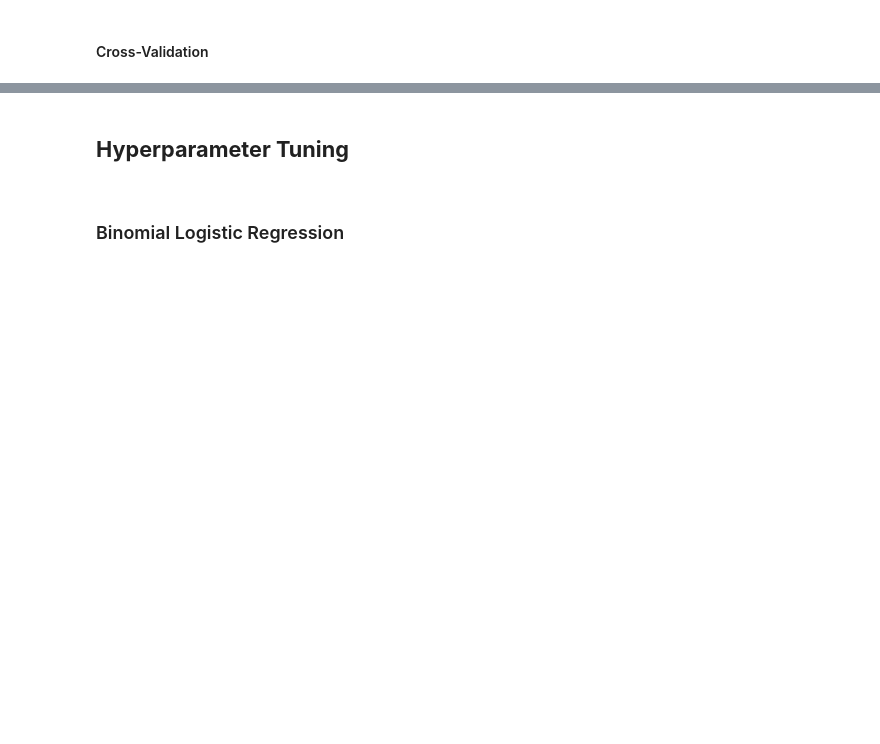
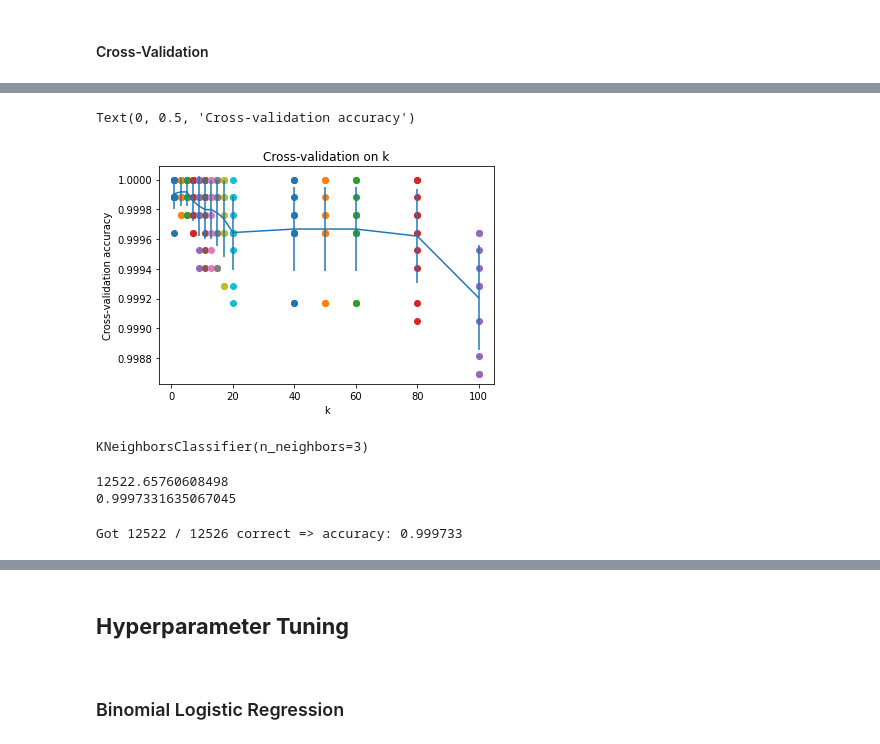
Before and after one commit to leigharriane/STINTSY-MP-Group3, a Jupyter notebook: MP_Group3.ipynb, the cells around one changed output, grey strips where cells are left out. Saved outputs shown, nothing was run; the diff lists cells and outputs as text; code cells hidden in the pictures; blank space fills up the shorter version.

Commit message:
knn updated cross validation

```diff
--- a/MP_Group3.ipynb
+++ b/MP_Group3.ipynb
@@ -521,0 +565,16 @@ from sklearn.model_selection import cross_val_predict, cross_val_score
+# %%
+average_accuracy_mean = np.mean(scores,axis=1)
+avg_scores = average_accuracy_mean
+
+average_accuracy_std = np.std(scores, axis=1)
+stddev_scores = average_accuracy_std
+# %%
+plot_scatter(scores)
+
+plt.errorbar(k_choices, avg_scores, yerr=stddev_scores)
+plt.title('Cross-validation on k')
+plt.xlabel('k')
+plt.ylabel('Cross-validation accuracy')
+# %% [output]
+Text(0, 0.5, 'Cross-validation accuracy')
+[figure, added]
@@ -521,0 +583,4 @@ from sklearn.model_selection import cross_val_predict, cross_val_score
+# %%
+knnmodel.fit(X_train, y_train)
+# %% [output]
+KNeighborsClassifier(n_neighbors=3)
@@ -521,0 +589,13 @@ from sklearn.model_selection import cross_val_predict, cross_val_score
+# %%
+num_correct = np.mean(scores) * len(y_test)
+accuracy = np.mean(scores)
+
+print(num_correct)
+print(accuracy)
+# %% [output]
+12522.65760608498
+0.9997331635067045
+# %%
+print("Got %d / %d correct => accuracy: %f" % (num_correct, len(y_test), accuracy))
+# %% [output]
+Got 12522 / 12526 correct => accuracy: 0.999733
```
Also changed, not shown: parts of 29 cells of this notebook.
